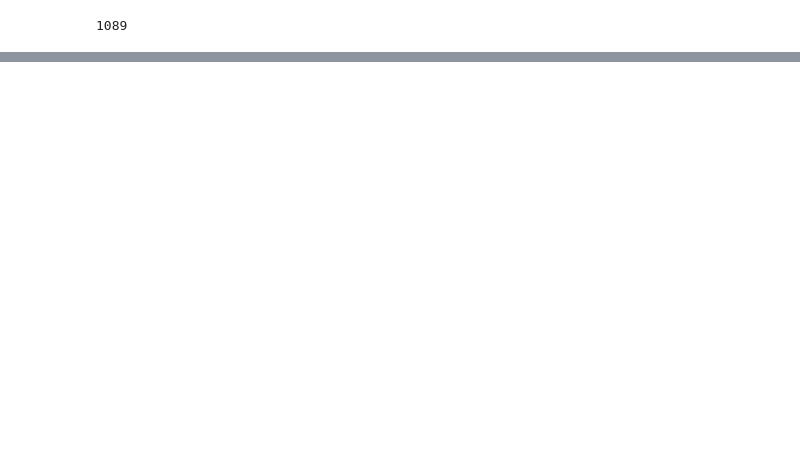
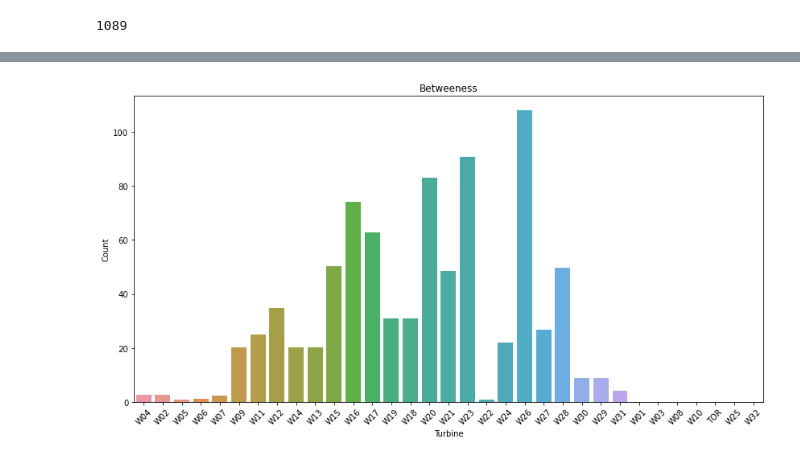
Before and after one commit to GStechschulte/wake_effect, a Jupyter notebook: network/turbine_network.ipynb, the cells around one changed output, grey strips where cells are left out. Drawn from its saved outputs; the diff is of its cells as text; code cells hidden in the pictures; blank space fills up the shorter version.

```diff
--- a/network/turbine_network.ipynb
+++ b/network/turbine_network.ipynb
@@ -100,0 +112,4 @@ defaultdict(<function pathpy.algorithms.centralities.betweenness.<locals>.<lambd
+# %%
+plotter(betweenness, 'Betweeness')
+# %% [output]
+[figure, added]
```
Also changed, not shown: parts of 28 cells of this notebook.
